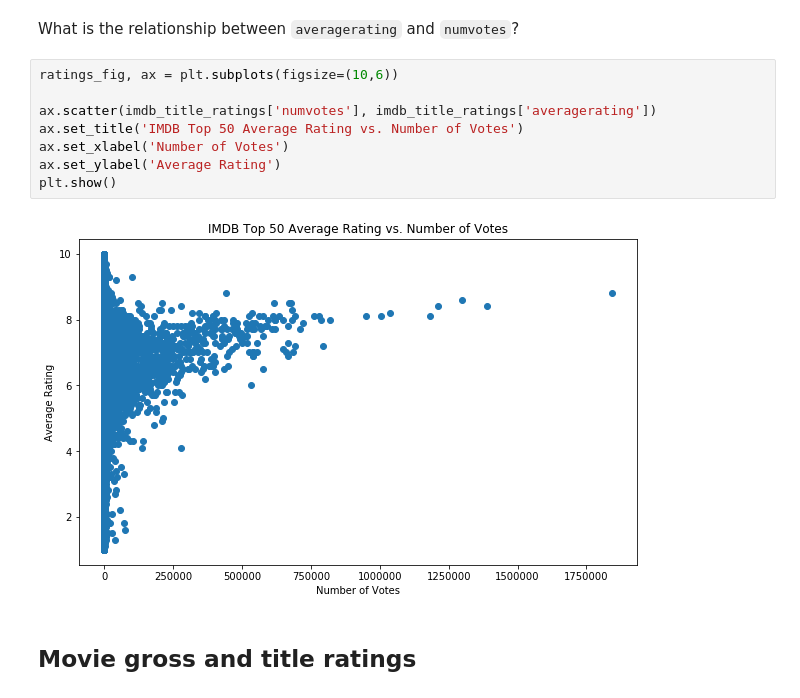
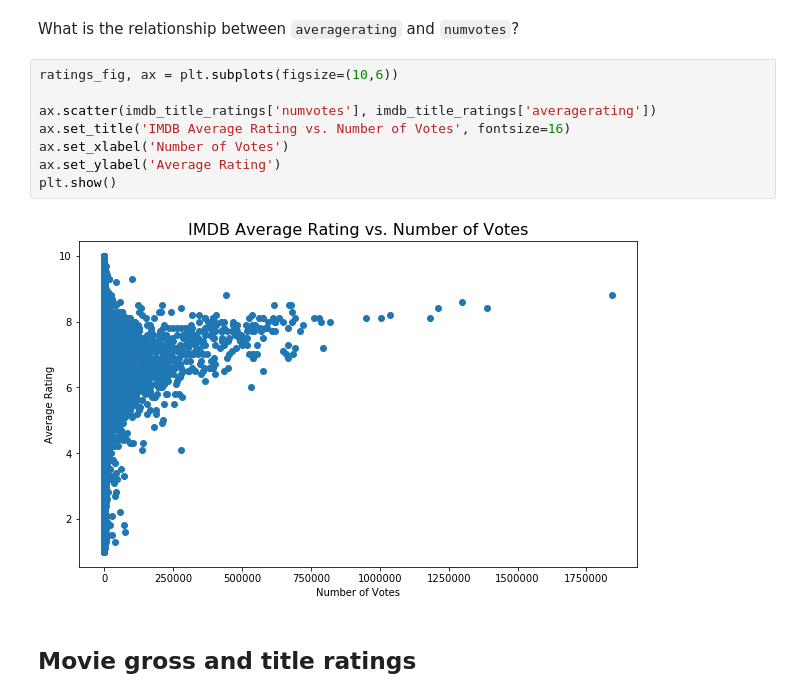
Before and after one commit to etr359/project-1-movie-analysis, a Jupyter notebook: project1_analysis_MASTER.ipynb, the cells around one changed output. Saved outputs shown, nothing was run; the diff lists cells and outputs as text.

```diff
--- a/project1_analysis_MASTER.ipynb
+++ b/project1_analysis_MASTER.ipynb
@@ -458,13 +458,13 @@ What is the relationship between `averagerating` and `numvotes`?
 # %%
 ratings_fig, ax = plt.subplots(figsize=(10,6))
 
 ax.scatter(imdb_title_ratings['numvotes'], imdb_title_ratings['averagerating'])
-ax.set_title('IMDB Top 50 Average Rating vs. Number of Votes')
+ax.set_title('IMDB Average Rating vs. Number of Votes', fontsize=16)
 ax.set_xlabel('Number of Votes')
 ax.set_ylabel('Average Rating')
 plt.show()
 # %% [output]
-[figure, old version]
+[figure, new version]
 # %% [markdown]
 ## Movie gross and title ratings
 # %%
```
Also changed, not shown: parts of 15 cells of this notebook.
